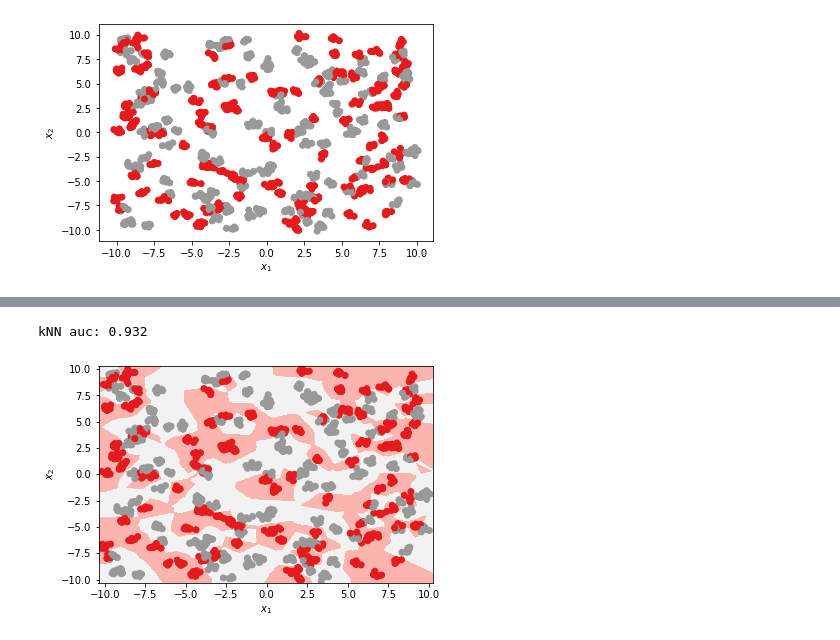
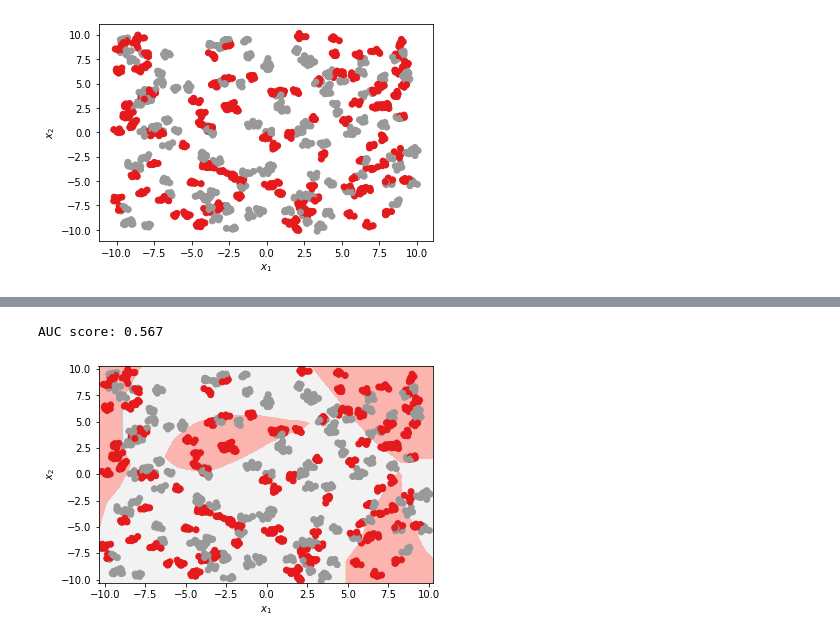
Before and after one commit to MBorgesT/ML_Assignment, a Jupyter notebook: matheus_draft.ipynb, the cells around one changed output, grey strips where cells are left out. Cells and saved outputs as stored; diff of their text form; code cells hidden in the pictures.

```diff
--- a/matheus_draft.ipynb
+++ b/matheus_draft.ipynb
@@ -223,15 +139,11 @@ MLP auc: 0.549
-# %%
-knn = KNeighborsClassifier(n_neighbors=3)
-
-result_sum = 0
-for i in range(10):
-    X_train, X_test, y_train, y_test = train_test_split(X, y, test_size=.33)
-
-    knn.fit(X_train, y_train)
-    result_sum += roc_auc_score(y_test, knn.predict(X_test))
-
-print('kNN auc: %.3f' % (result_sum / 10))
-plot_classifier_boundary(knn, X, y)
-# %% [output]
-kNN auc: 0.932
-[figure, removed]
+# %%
+mlp = MLPClassifier(
+    hidden_layer_sizes=(128, 128, 64, 32, 8),
+    activation='relu',
+    solver='adam',
+    max_iter=1000
+)
+test_model_with_standard_scaler(mlp, X, y)
+# %% [output]
+AUC score: 0.567
+[figure, added]
```
Also changed, not shown: parts of 16 cells of this notebook, 1 other file.
